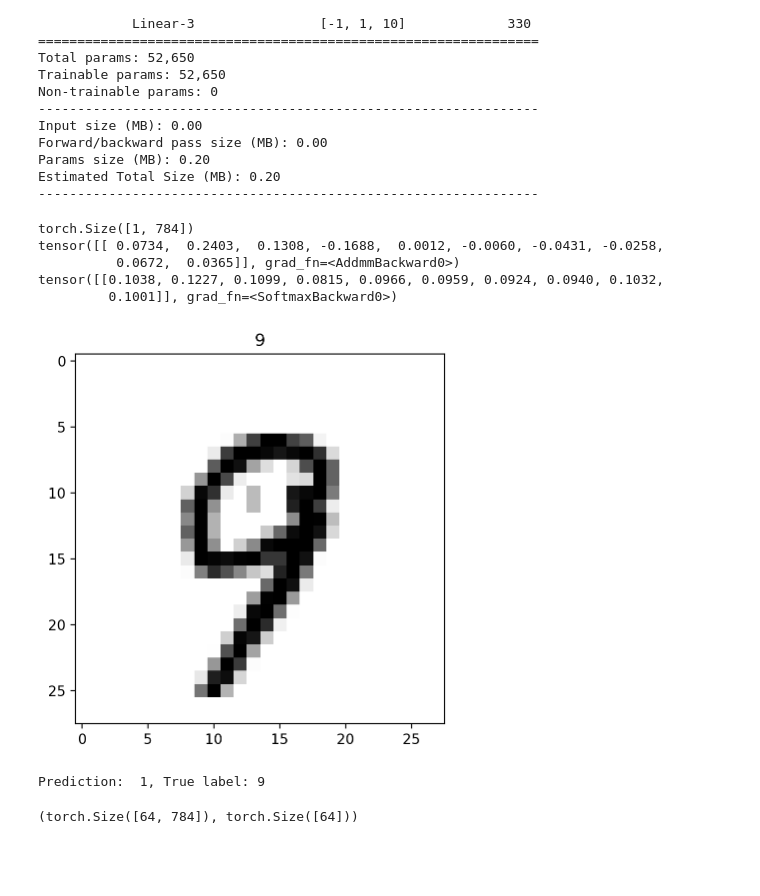
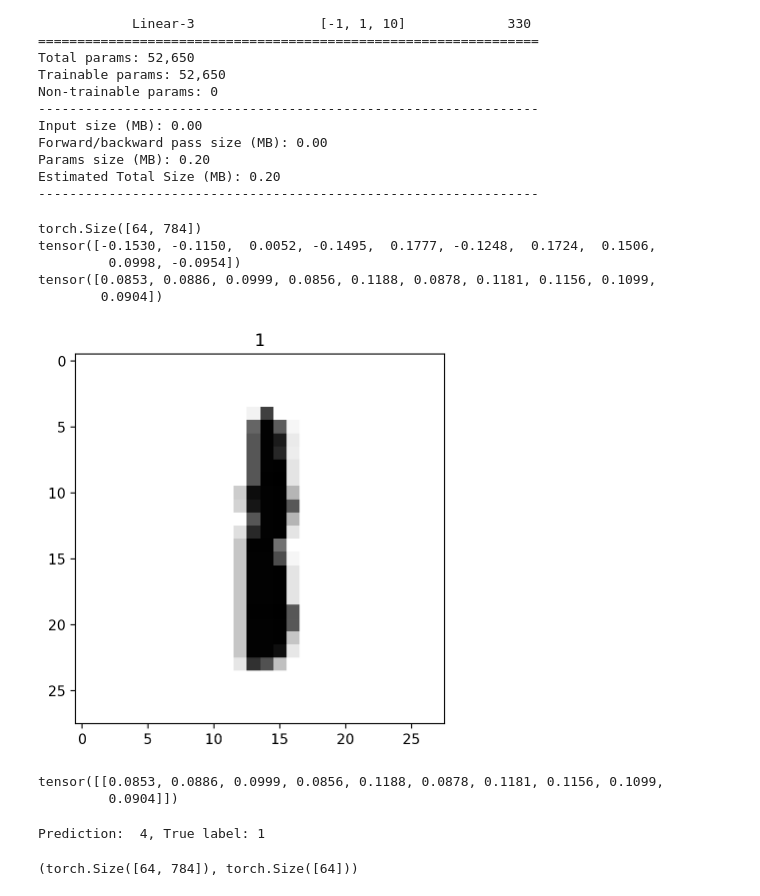
Before and after one commit to nipunbatra/ml2023, a Jupyter notebook: notebooks/posts/nn.ipynb, the cells around one changed output. Drawn from its saved outputs; the diff is of its cells as text; code cells hidden in the pictures; blank space fills up the shorter version.

```diff
--- a/notebooks/posts/nn.ipynb
+++ b/notebooks/posts/nn.ipynb
@@ -36,7 +44,7 @@ val_data = torch.utils.data.Subset(train_data, range(50000, 60000))
 train_data = torch.utils.data.Subset(train_data, range(0, 5000))
 # %%
 # Create data loaders
-batch_size = 1
+batch_size = 64
 
 train_loader = DataLoader(train_data, batch_size=batch_size, shuffle=True)
 val_loader = DataLoader(val_data, batch_size=batch_size, shuffle=True)
@@ -116,36 +130,45 @@ Estimated Total Size (MB): 0.20
 # %%
 # Forward pass through the model
 
 
 
 saved_img, saved_target = next(iter(train_loader))
-plt.imshow(saved_img[0].numpy().squeeze(), cmap='gray_r')
-plt.title(saved_target[0].item())
 saved_img = saved_img.view(saved_img.shape[0], -1)
 print(saved_img.shape)
 
+plt.imshow(saved_img[0].reshape(28, 28), cmap='gray_r')
+plt.title(saved_target[0].item())
 
 
-out = model(saved_img)
-print(out)
+with torch.no_grad():
+    out = model(saved_img.view(saved_img.shape[0], -1))
+
+
+
+print(out[0])
 
 # Softmax
 probas = F.softmax(out, dim=1)
-print(probas)
+print(probas[0])
 # %% [output]
-torch.Size([1, 784])
-tensor([[ 0.0734,  0.2403,  0.1308, -0.1688,  0.0012, -0.0060, -0.0431, -0.0258,
-          0.0672,  0.0365]], grad_fn=<AddmmBackward0>)
-tensor([[0.1038, 0.1227, 0.1099, 0.0815, 0.0966, 0.0959, 0.0924, 0.0940, 0.1032,
-         0.1001]], grad_fn=<SoftmaxBackward0>)
+torch.Size([64, 784])
+tensor([-0.1530, -0.1150,  0.0052, -0.1495,  0.1777, -0.1248,  0.1724,  0.1506,
+         0.0998, -0.0954])
+tensor([0.0853, 0.0886, 0.0999, 0.0856, 0.1188, 0.0878, 0.1181, 0.1156, 0.1099,
+        0.0904])
-[figure, old version]
+[figure, new version]
+# %%
+probas[0:1]
+# %% [output]
+tensor([[0.0853, 0.0886, 0.0999, 0.0856, 0.1188, 0.0878, 0.1181, 0.1156, 0.1099,
+         0.0904]])
 # %%
 # Predicted label before training
 
-pred = torch.argmax(probas, dim=1)
-print(f"Prediction:  {pred.item()}, True label: {saved_target.item()}")
+pred = torch.argmax(probas[0:1], dim=1).item()
+print(f"Prediction:  {pred}, True label: {saved_target[0].item()}")
 # %% [output]
-Prediction:  1, True label: 9
+Prediction:  4, True label: 1
 # %%
 model.fc1.weight.shape, model.fc1.bias.shape
 # %% [output]
```
Also changed, not shown: parts of 10 cells of this notebook, 2 other files.
